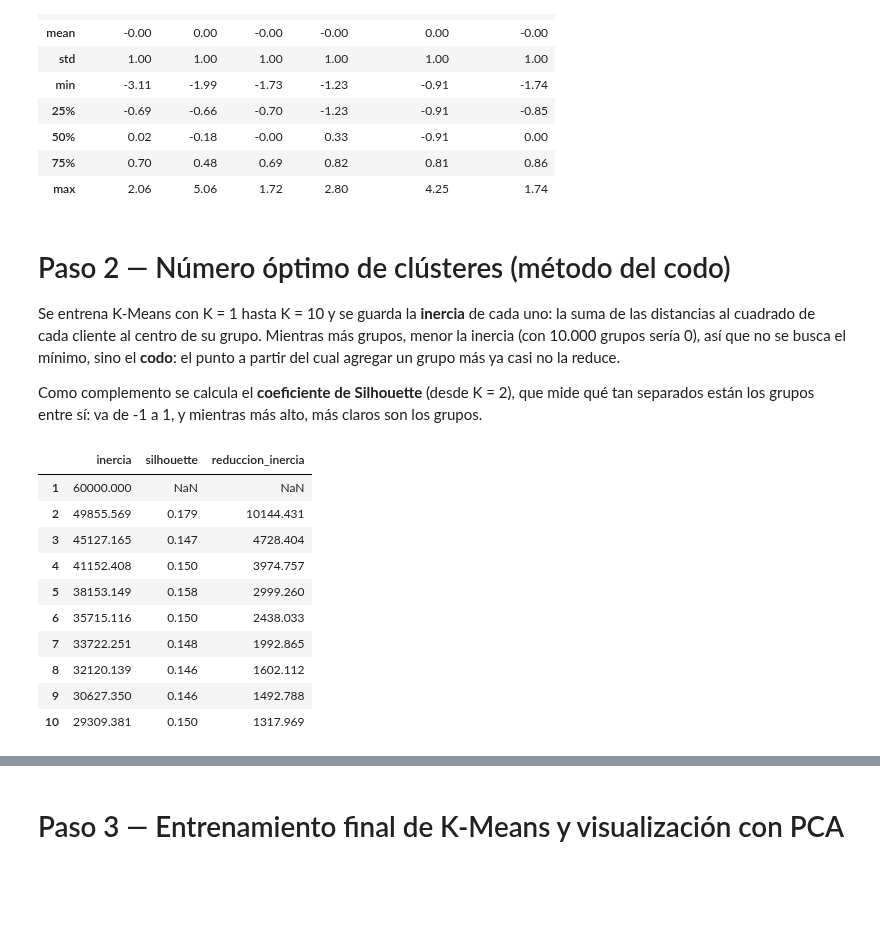
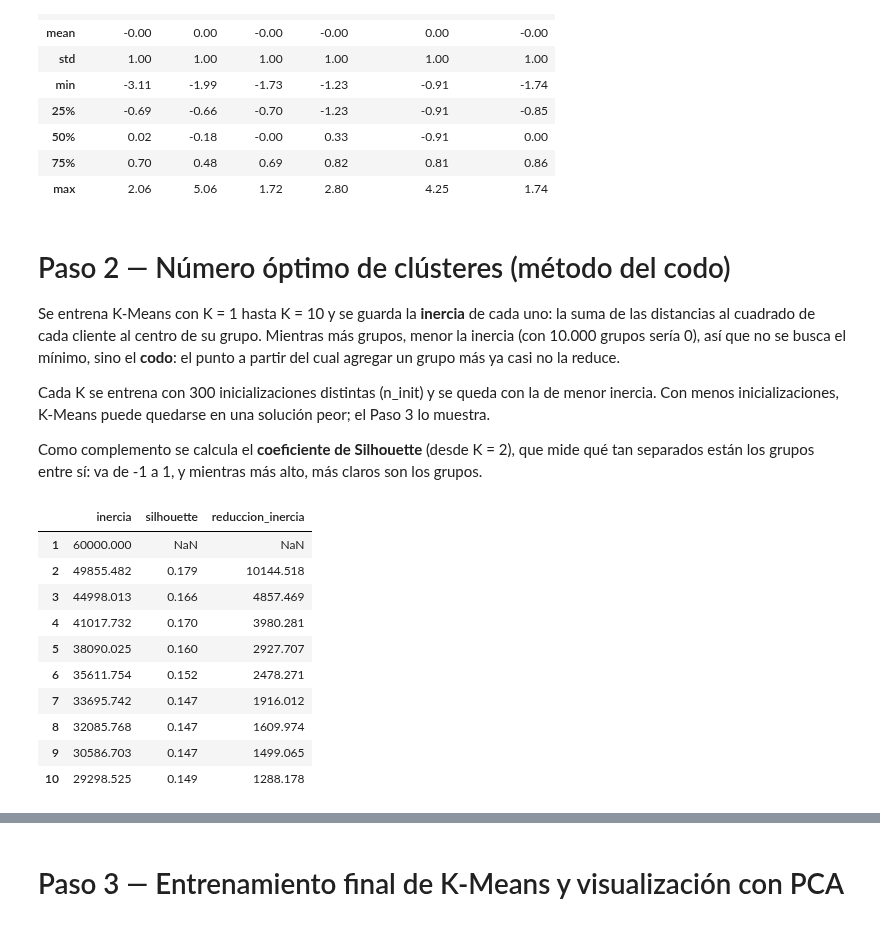
Before and after one commit to francarrascoo/Ecommerce-Customer-Dataset, a Jupyter notebook: notebooks/clustering.ipynb, the cells around one changed output, grey strips where cells are left out. Cells and saved outputs as stored; diff of their text form; code cells hidden in the pictures; blank space fills up the shorter version.

```diff
--- a/notebooks/clustering.ipynb
+++ b/notebooks/clustering.ipynb
@@ -45,7 +45,7 @@ plt.style.use('bmh')
 
 from sklearn.cluster import KMeans
 from sklearn.decomposition import PCA
-from sklearn.metrics import silhouette_score
+from sklearn.metrics import adjusted_rand_score, silhouette_score
 from sklearn.preprocessing import StandardScaler
 
 # Advertencia espuria de numpy con la librería de cálculo de macOS; no afecta los resultados.
@@ -53,6 +53,7 @@ warnings.filterwarnings('ignore', message='.*encountered in matmul', category=Ru
 
 os.makedirs('../images', exist_ok=True)
 SEMILLA = 42
+N_INICIOS = 300   # inicializaciones de K-Means; el Paso 3 muestra por qué hacen falta tantas
 # %% [markdown]
 # Paso 1 — Carga de datos y preparación
 
@@ -111,32 +112,35 @@ distancias al cuadrado de cada cliente al centro de su grupo. Mientras más grup
 inercia (con 10.000 grupos sería 0), así que no se busca el mínimo, sino el **codo**: el punto a
 partir del cual agregar un grupo más ya casi no la reduce.
 
+Cada K se entrena con 300 inicializaciones distintas (n_init) y se queda con la de menor inercia.
+Con menos inicializaciones, K-Means puede quedarse en una solución peor; el Paso 3 lo muestra.
+
 Como complemento se calcula el **coeficiente de Silhouette** (desde K = 2), que mide qué tan
 separados están los grupos entre sí: va de -1 a 1, y mientras más alto, más claros son los grupos.
 # %%
 rango_k = range(1, 11)
 inercias = []
 silhouettes = []
 for k in rango_k:
-    kmeans = KMeans(n_clusters=k, n_init=10, random_state=SEMILLA).fit(X_escalado)
+    kmeans = KMeans(n_clusters=k, n_init=N_INICIOS, random_state=SEMILLA).fit(X_escalado)
     inercias.append(kmeans.inertia_)
     silhouettes.append(silhouette_score(X_escalado, kmeans.labels_) if k > 1 else np.nan)
 
 resultados_k = pd.DataFrame({'inercia': inercias, 'silhouette': silhouettes}, index=rango_k)
 resultados_k['reduccion_inercia'] = -resultados_k['inercia'].diff()
 resultados_k.round(3)
 # %% [output]
 |  | inercia | silhouette | reduccion_inercia |
 | 1 | 60000.000 | NaN | NaN |
-| 2 | 49855.569 | 0.179 | 10144.431 |
-| 3 | 45127.165 | 0.147 | 4728.404 |
-| 4 | 41152.408 | 0.150 | 3974.757 |
-| 5 | 38153.149 | 0.158 | 2999.260 |
-| 6 | 35715.116 | 0.150 | 2438.033 |
-| 7 | 33722.251 | 0.148 | 1992.865 |
-| 8 | 32120.139 | 0.146 | 1602.112 |
-| 9 | 30627.350 | 0.146 | 1492.788 |
-| 10 | 29309.381 | 0.150 | 1317.969 |
+| 2 | 49855.482 | 0.179 | 10144.518 |
+| 3 | 44998.013 | 0.166 | 4857.469 |
+| 4 | 41017.732 | 0.170 | 3980.281 |
+| 5 | 38090.025 | 0.160 | 2927.707 |
+| 6 | 35611.754 | 0.152 | 2478.271 |
+| 7 | 33695.742 | 0.147 | 1916.012 |
+| 8 | 32085.768 | 0.147 | 1609.974 |
+| 9 | 30586.703 | 0.147 | 1499.065 |
+| 10 | 29298.525 | 0.149 | 1288.178 |
 # %%
 fig, axes = plt.subplots(1, 2, figsize=(15, 5))
 
```
Also changed, not shown: parts of 16 cells of this notebook, 4 other files.
